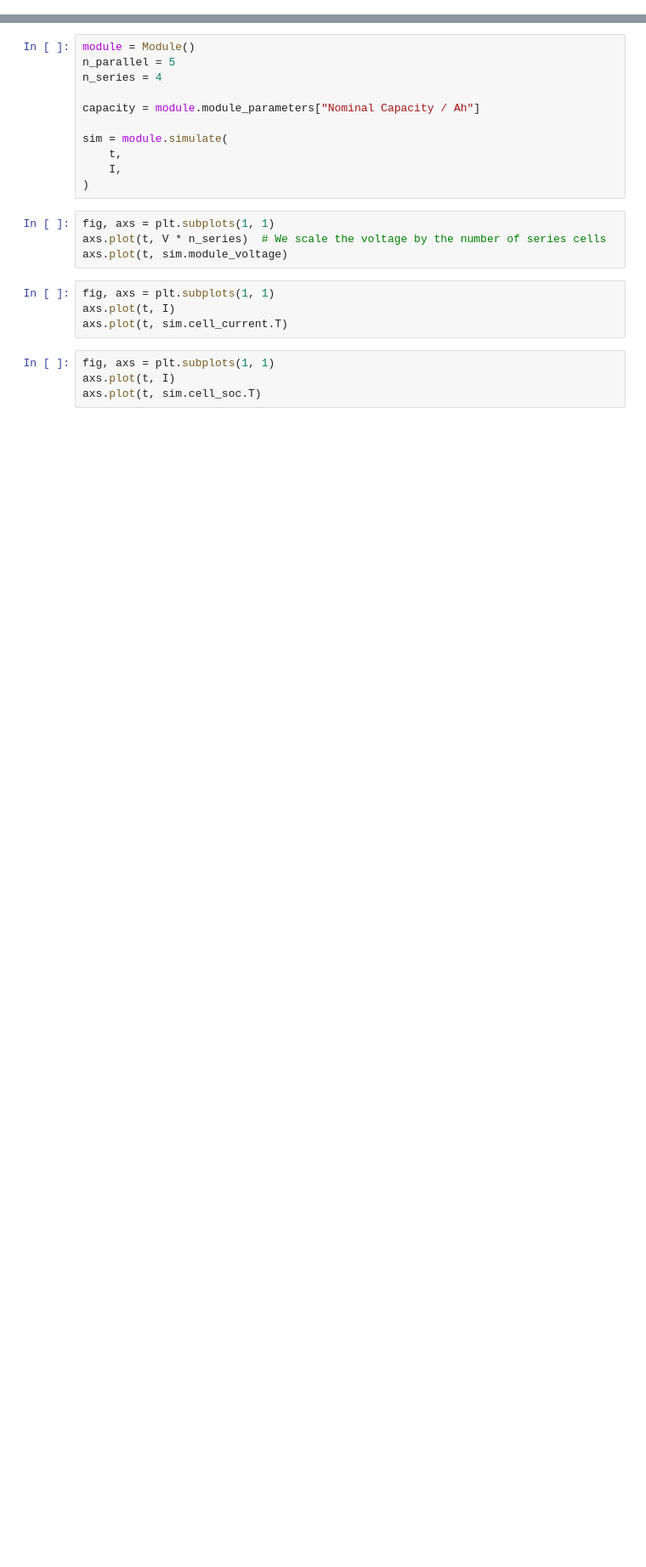
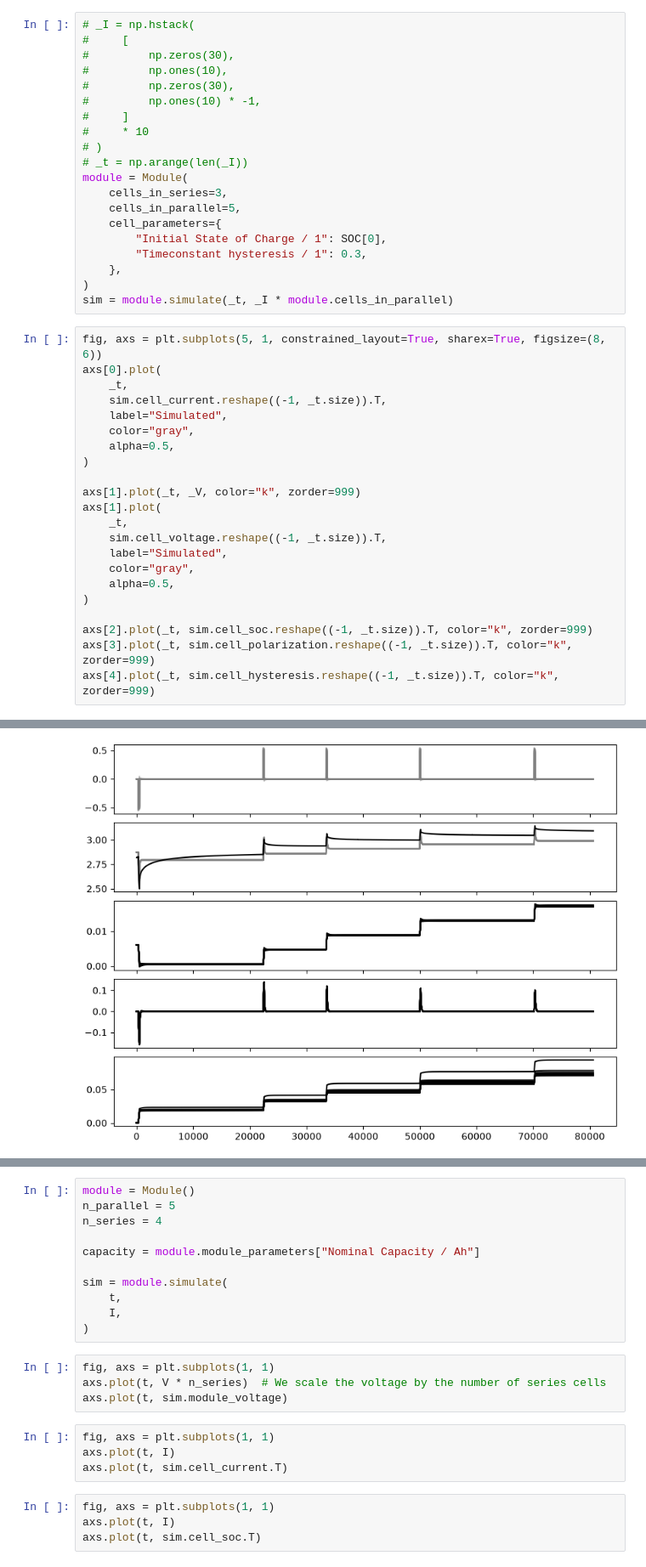
Before and after one commit to DigiBatt/Task-5.4, a Jupyter notebook: upscaling.ipynb, the cells around one changed output, grey strips where cells are left out. Shown at 85% size. Drawn from its saved outputs; the diff is of its cells as text; blank space fills up the shorter version.

```diff
--- a/upscaling.ipynb
+++ b/upscaling.ipynb
@@ -12,0 +211,43 @@ V = data.select("Voltage_V").to_series().to_numpy()
+# %%
+# _I = np.hstack(
+#     [
+#         np.zeros(30),
+#         np.ones(10),
+#         np.zeros(30),
+#         np.ones(10) * -1,
+#     ]
+#     * 10
+# )
+# _t = np.arange(len(_I))
+module = Module(
+    cells_in_series=3,
+    cells_in_parallel=5,
+    cell_parameters={
+        "Initial State of Charge / 1": SOC[0],
+        "Timeconstant hysteresis / 1": 0.3,
+    },
+)
+sim = module.simulate(_t, _I * module.cells_in_parallel)
+# %%
+fig, axs = plt.subplots(5, 1, constrained_layout=True, sharex=True, figsize=(8, 6))
+axs[0].plot(
+    _t,
+    sim.cell_current.reshape((-1, _t.size)).T,
+    label="Simulated",
+    color="gray",
+    alpha=0.5,
+)
+
+axs[1].plot(_t, _V, color="k", zorder=999)
+axs[1].plot(
+    _t,
+    sim.cell_voltage.reshape((-1, _t.size)).T,
+    label="Simulated",
+    color="gray",
+    alpha=0.5,
+)
+
+axs[2].plot(_t, sim.cell_soc.reshape((-1, _t.size)).T, color="k", zorder=999)
+axs[3].plot(_t, sim.cell_polarization.reshape((-1, _t.size)).T, color="k", zorder=999)
+axs[4].plot(_t, sim.cell_hysteresis.reshape((-1, _t.size)).T, color="k", zorder=999)
+# %% [output]
@@ -12,0 +269 @@ V = data.select("Voltage_V").to_series().to_numpy()
+[figure, added]
```
Also changed, not shown: parts of 16 cells of this notebook, 5 other files.
